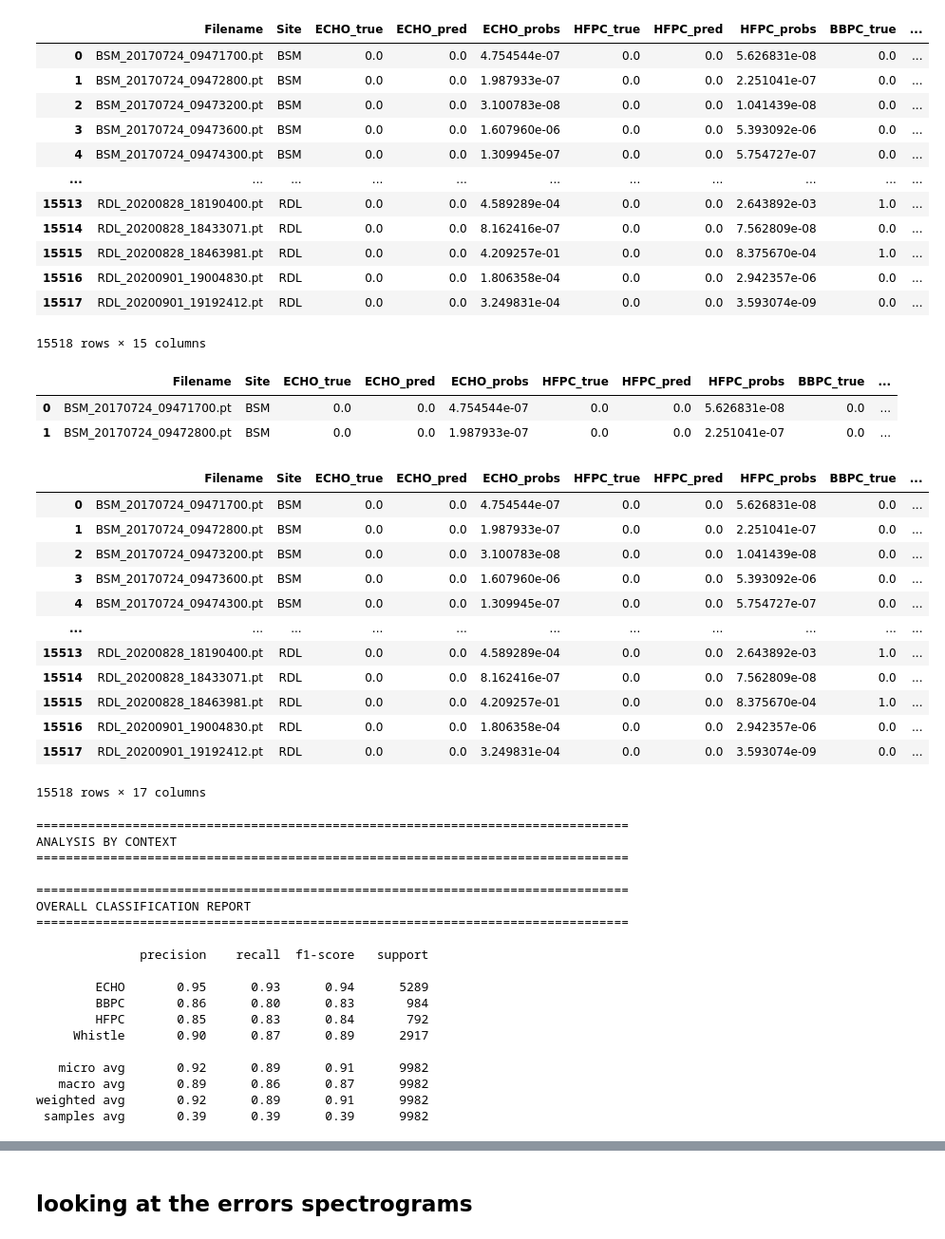
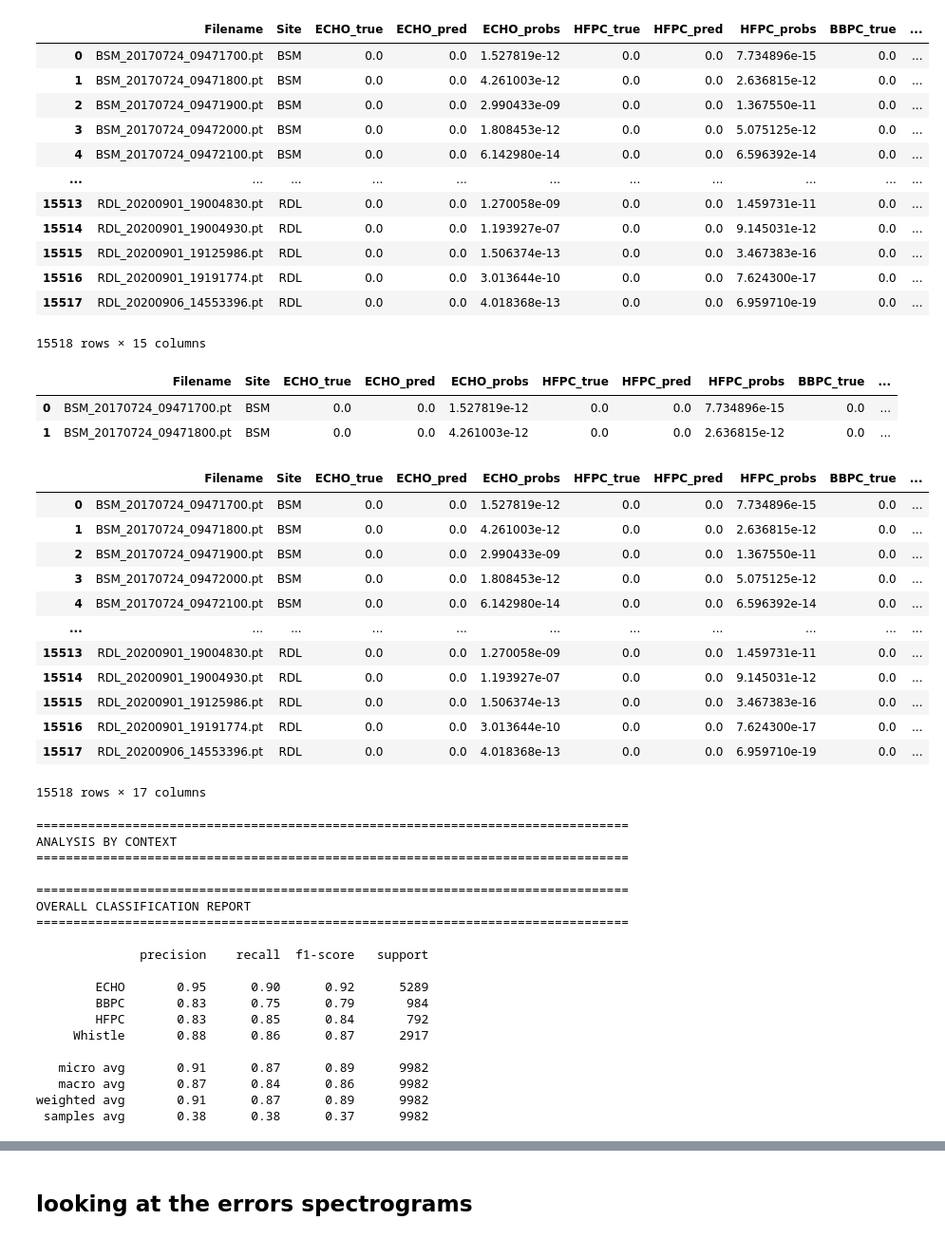
Before and after one commit to bobduru/beluga-call-pipeline, a Jupyter notebook: training/results_analysis/new_dataset.ipynb, the cells around one changed output, grey strips where cells are left out. Shown at 95% size. Saved outputs shown, nothing was run; the diff lists cells and outputs as text; code cells hidden in the pictures.

```diff
--- a/training/results_analysis/new_dataset.ipynb
+++ b/training/results_analysis/new_dataset.ipynb
@@ -39,32 +39,32 @@ C:\Users\Admin\Desktop\Emmanuel\beluga-call-pipeline\
 # %%
 import pandas as pd
 from pathlib import Path
 
-dir = "../final_results/mobile_net_8_layers/"
+dir = "../results/new_dataset/test_run_resnet/"
 
 # Loop through all folds and collect DataFrames
 all_predictions = []
 for fold_num in range(5):
     fold_path = Path(dir) / f"fold_{fold_num}" / "test_predictions.csv"
     fold_df = pd.read_csv(fold_path)
     all_predictions.append(fold_df)
 
 # Merge all predictions into one DataFrame
 test_predictions_df = pd.concat(all_predictions, ignore_index=True)
 test_predictions_df
 # %% [output]
 |  | Filename | Site | ECHO_true | ECHO_pred | ECHO_probs | HFPC_true | HFPC_pred | HFPC_probs | BBPC_true | ... |
-| 0 | BSM_20170724_09471700.pt | BSM | 0.0 | 0.0 | 4.754544e-07 | 0.0 | 0.0 | 5.626831e-08 | 0.0 | ... |
-| 1 | BSM_20170724_09472800.pt | BSM | 0.0 | 0.0 | 1.987933e-07 | 0.0 | 0.0 | 2.251041e-07 | 0.0 | ... |
-| 2 | BSM_20170724_09473200.pt | BSM | 0.0 | 0.0 | 3.100783e-08 | 0.0 | 0.0 | 1.041439e-08 | 0.0 | ... |
-| 3 | BSM_20170724_09473600.pt | BSM | 0.0 | 0.0 | 1.607960e-06 | 0.0 | 0.0 | 5.393092e-06 | 0.0 | ... |
-| 4 | BSM_20170724_09474300.pt | BSM | 0.0 | 0.0 | 1.309945e-07 | 0.0 | 0.0 | 5.754727e-07 | 0.0 | ... |
+| 0 | BSM_20170724_09471700.pt | BSM | 0.0 | 0.0 | 1.527819e-12 | 0.0 | 0.0 | 7.734896e-15 | 0.0 | ... |
+| 1 | BSM_20170724_09471800.pt | BSM | 0.0 | 0.0 | 4.261003e-12 | 0.0 | 0.0 | 2.636815e-12 | 0.0 | ... |
+| 2 | BSM_20170724_09471900.pt | BSM | 0.0 | 0.0 | 2.990433e-09 | 0.0 | 0.0 | 1.367550e-11 | 0.0 | ... |
+| 3 | BSM_20170724_09472000.pt | BSM | 0.0 | 0.0 | 1.808453e-12 | 0.0 | 0.0 | 5.075125e-12 | 0.0 | ... |
+| 4 | BSM_20170724_09472100.pt | BSM | 0.0 | 0.0 | 6.142980e-14 | 0.0 | 0.0 | 6.596392e-14 | 0.0 | ... |
 | ... | ... | ... | ... | ... | ... | ... | ... | ... | ... | ... |
-| 15513 | RDL_20200828_18190400.pt | RDL | 0.0 | 0.0 | 4.589289e-04 | 0.0 | 0.0 | 2.643892e-03 | 1.0 | ... |
-| 15514 | RDL_20200828_18433071.pt | RDL | 0.0 | 0.0 | 8.162416e-07 | 0.0 | 0.0 | 7.562809e-08 | 0.0 | ... |
-| 15515 | RDL_20200828_18463981.pt | RDL | 0.0 | 0.0 | 4.209257e-01 | 0.0 | 0.0 | 8.375670e-04 | 1.0 | ... |
-| 15516 | RDL_20200901_19004830.pt | RDL | 0.0 | 0.0 | 1.806358e-04 | 0.0 | 0.0 | 2.942357e-06 | 0.0 | ... |
-| 15517 | RDL_20200901_19192412.pt | RDL | 0.0 | 0.0 | 3.249831e-04 | 0.0 | 0.0 | 3.593074e-09 | 0.0 | ... |
+| 15513 | RDL_20200901_19004830.pt | RDL | 0.0 | 0.0 | 1.270058e-09 | 0.0 | 0.0 | 1.459731e-11 | 0.0 | ... |
+| 15514 | RDL_20200901_19004930.pt | RDL | 0.0 | 0.0 | 1.193927e-07 | 0.0 | 0.0 | 9.145031e-12 | 0.0 | ... |
+| 15515 | RDL_20200901_19125986.pt | RDL | 0.0 | 0.0 | 1.506374e-13 | 0.0 | 0.0 | 3.467383e-16 | 0.0 | ... |
+| 15516 | RDL_20200901_19191774.pt | RDL | 0.0 | 0.0 | 3.013644e-10 | 0.0 | 0.0 | 7.624300e-17 | 0.0 | ... |
+| 15517 | RDL_20200906_14553396.pt | RDL | 0.0 | 0.0 | 4.018368e-13 | 0.0 | 0.0 | 6.959710e-19 | 0.0 | ... |
 15518 rows × 15 columns
 # %%
 import pandas as pd
@@ -82,8 +82,8 @@ test_predictions_df = merged_df.drop(columns=["ClipFilenamePt"])
 test_predictions_df.head(2)
 # %% [output]
 |  | Filename | Site | ECHO_true | ECHO_pred | ECHO_probs | HFPC_true | HFPC_pred | HFPC_probs | BBPC_true | ... |
-| 0 | BSM_20170724_09471700.pt | BSM | 0.0 | 0.0 | 4.754544e-07 | 0.0 | 0.0 | 5.626831e-08 | 0.0 | ... |
-| 1 | BSM_20170724_09472800.pt | BSM | 0.0 | 0.0 | 1.987933e-07 | 0.0 | 0.0 | 2.251041e-07 | 0.0 | ... |
+| 0 | BSM_20170724_09471700.pt | BSM | 0.0 | 0.0 | 1.527819e-12 | 0.0 | 0.0 | 7.734896e-15 | 0.0 | ... |
+| 1 | BSM_20170724_09471800.pt | BSM | 0.0 | 0.0 | 4.261003e-12 | 0.0 | 0.0 | 2.636815e-12 | 0.0 | ... |
 # %%
 from sklearn.metrics import multilabel_confusion_matrix, classification_report, ConfusionMatrixDisplay
 import matplotlib.pyplot as plt
@@ -363,17 +363,17 @@ def print_average_metrics(avg_df, group_name="Group"):
 test_predictions_df
 # %% [output]
 |  | Filename | Site | ECHO_true | ECHO_pred | ECHO_probs | HFPC_true | HFPC_pred | HFPC_probs | BBPC_true | ... |
-| 0 | BSM_20170724_09471700.pt | BSM | 0.0 | 0.0 | 4.754544e-07 | 0.0 | 0.0 | 5.626831e-08 | 0.0 | ... |
-| 1 | BSM_20170724_09472800.pt | BSM | 0.0 | 0.0 | 1.987933e-07 | 0.0 | 0.0 | 2.251041e-07 | 0.0 | ... |
-| 2 | BSM_20170724_09473200.pt | BSM | 0.0 | 0.0 | 3.100783e-08 | 0.0 | 0.0 | 1.041439e-08 | 0.0 | ... |
-| 3 | BSM_20170724_09473600.pt | BSM | 0.0 | 0.0 | 1.607960e-06 | 0.0 | 0.0 | 5.393092e-06 | 0.0 | ... |
-| 4 | BSM_20170724_09474300.pt | BSM | 0.0 | 0.0 | 1.309945e-07 | 0.0 | 0.0 | 5.754727e-07 | 0.0 | ... |
+| 0 | BSM_20170724_09471700.pt | BSM | 0.0 | 0.0 | 1.527819e-12 | 0.0 | 0.0 | 7.734896e-15 | 0.0 | ... |
+| 1 | BSM_20170724_09471800.pt | BSM | 0.0 | 0.0 | 4.261003e-12 | 0.0 | 0.0 | 2.636815e-12 | 0.0 | ... |
+| 2 | BSM_20170724_09471900.pt | BSM | 0.0 | 0.0 | 2.990433e-09 | 0.0 | 0.0 | 1.367550e-11 | 0.0 | ... |
+| 3 | BSM_20170724_09472000.pt | BSM | 0.0 | 0.0 | 1.808453e-12 | 0.0 | 0.0 | 5.075125e-12 | 0.0 | ... |
+| 4 | BSM_20170724_09472100.pt | BSM | 0.0 | 0.0 | 6.142980e-14 | 0.0 | 0.0 | 6.596392e-14 | 0.0 | ... |
 | ... | ... | ... | ... | ... | ... | ... | ... | ... | ... | ... |
-| 15513 | RDL_20200828_18190400.pt | RDL | 0.0 | 0.0 | 4.589289e-04 | 0.0 | 0.0 | 2.643892e-03 | 1.0 | ... |
-| 15514 | RDL_20200828_18433071.pt | RDL | 0.0 | 0.0 | 8.162416e-07 | 0.0 | 0.0 | 7.562809e-08 | 0.0 | ... |
-| 15515 | RDL_20200828_18463981.pt | RDL | 0.0 | 0.0 | 4.209257e-01 | 0.0 | 0.0 | 8.375670e-04 | 1.0 | ... |
-| 15516 | RDL_20200901_19004830.pt | RDL | 0.0 | 0.0 | 1.806358e-04 | 0.0 | 0.0 | 2.942357e-06 | 0.0 | ... |
-| 15517 | RDL_20200901_19192412.pt | RDL | 0.0 | 0.0 | 3.249831e-04 | 0.0 | 0.0 | 3.593074e-09 | 0.0 | ... |
+| 15513 | RDL_20200901_19004830.pt | RDL | 0.0 | 0.0 | 1.270058e-09 | 0.0 | 0.0 | 1.459731e-11 | 0.0 | ... |
+| 15514 | RDL_20200901_19004930.pt | RDL | 0.0 | 0.0 | 1.193927e-07 | 0.0 | 0.0 | 9.145031e-12 | 0.0 | ... |
+| 15515 | RDL_20200901_19125986.pt | RDL | 0.0 | 0.0 | 1.506374e-13 | 0.0 | 0.0 | 3.467383e-16 | 0.0 | ... |
+| 15516 | RDL_20200901_19191774.pt | RDL | 0.0 | 0.0 | 3.013644e-10 | 0.0 | 0.0 | 7.624300e-17 | 0.0 | ... |
+| 15517 | RDL_20200906_14553396.pt | RDL | 0.0 | 0.0 | 4.018368e-13 | 0.0 | 0.0 | 6.959710e-19 | 0.0 | ... |
 15518 rows × 17 columns
 # %%
 # =============================================================================
@@ -400,15 +400,15 @@ OVERALL CLASSIFICATION REPORT
 
               precision    recall  f1-score   support
 
-        ECHO       0.95      0.93      0.94      5289
-        BBPC       0.86      0.80      0.83       984
-        HFPC       0.85      0.83      0.84       792
-     Whistle       0.90      0.87      0.89      2917
+        ECHO       0.95      0.90      0.92      5289
+        BBPC       0.83      0.75      0.79       984
+        HFPC       0.83      0.85      0.84       792
+     Whistle       0.88      0.86      0.87      2917
 
-   micro avg       0.92      0.89      0.91      9982
-   macro avg       0.89      0.86      0.87      9982
-weighted avg       0.92      0.89      0.91      9982
- samples avg       0.39      0.39      0.39      9982
+   micro avg       0.91      0.87      0.89      9982
+   macro avg       0.87      0.84      0.86      9982
+weighted avg       0.91      0.87      0.89      9982
+ samples avg       0.38      0.38      0.37      9982
 # %%
 metrics_by_context
 # %% [output]
```
Also changed, not shown: parts of 5 cells of this notebook, 7 other files.
